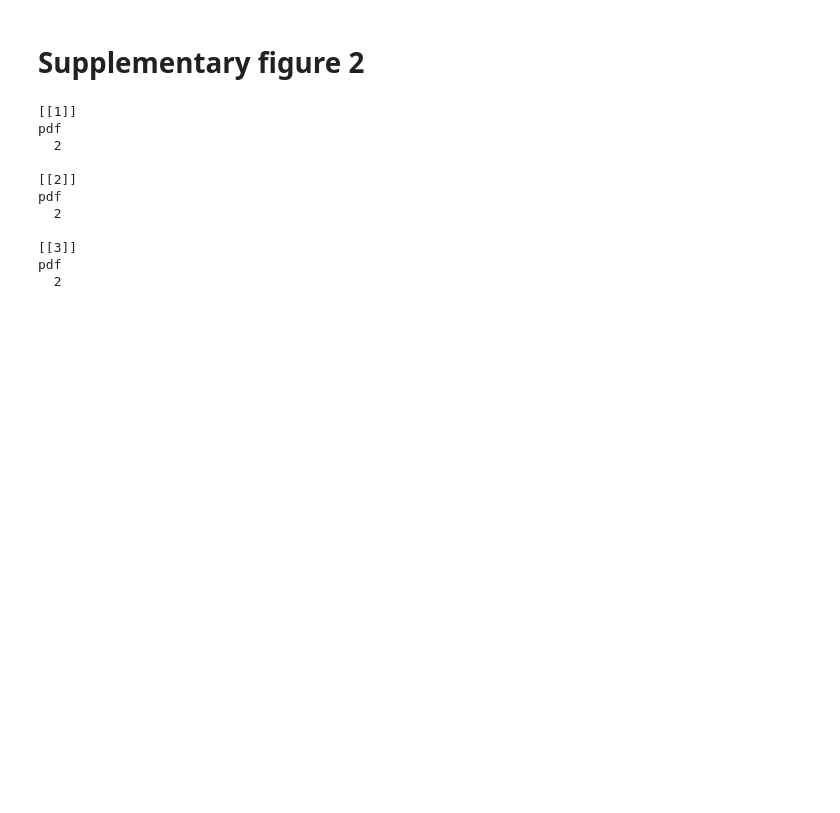
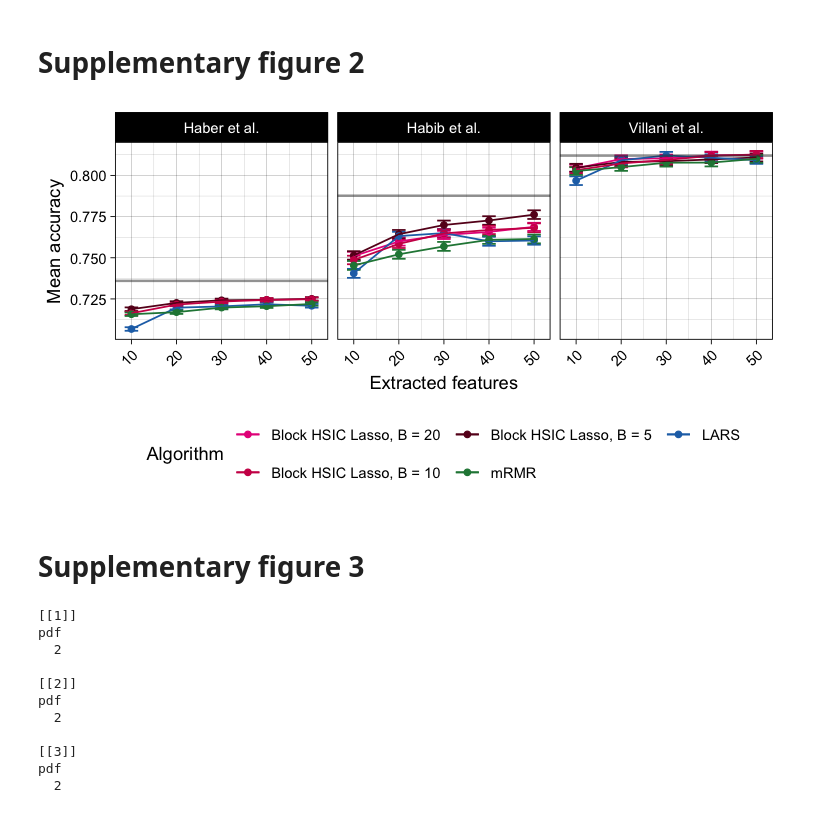
Before and after one commit to hclimente/nori, a Jupyter notebook: doc/supplementary_figures.ipynb, the cells around one changed output. Drawn from its saved outputs; the diff is of its cells as text; code cells hidden in the pictures; blank space fills up the shorter version.

```diff
--- a/doc/supplementary_figures.ipynb
+++ b/doc/supplementary_figures.ipynb
@@ -87,6 +87,52 @@ face_recognition
 [figure]
 # %% [markdown]
 # Supplementary figure 2
+# %%
+summarize_benchmark <- function(label) {
+
+    methods <- c('Block HSIC Lasso, B = 20','Block HSIC Lasso, B = 5', 'LARS',
+                 'Block HSIC Lasso, B = 10', 'mRMR', 'Raw')
+
+    read_tsv(paste0('../results/single_cell/', label, '_prediction.tsv'), col_types = 'ciid') %>%
+        mutate(model = gsub('HSIC_lasso', 'HSIC Lasso', model),
+               model = gsub('-B=0', '', model),
+               model = gsub('HSIC Lasso-B=', 'Block HSIC Lasso, B = ', model),
+               model = gsub('-M=3', '', model),
+               model = factor(model, levels = methods)) %>%
+        group_by(model, selected) %>%
+        summarize(n = n(), ended = sum(!is.na(accuracy)),
+                  sem = sd(accuracy, na.rm = T) / sqrt(ended), accuracy = mean(accuracy, na.rm = T) ) %>%
+        ungroup %>%
+        mutate(label = paste(tools::toTitleCase(label), 'et al.'))
+
+}
+
+sc <- bind_rows(summarize_benchmark('haber'), summarize_benchmark('habib'), summarize_benchmark('villani'))
+
+raw <- filter(sc, model == 'Raw')
+sc <- filter(sc, model != 'Raw')
+
+sc <- ggplot(sc, aes(x = selected, y = accuracy, color = model)) +
+    geom_errorbar(aes(ymin = accuracy - sem, ymax = accuracy + sem), width = 3) +
+    geom_point() +
+    geom_line() +
+    geom_hline(data = raw, aes(yintercept = accuracy), size = 0.7,
+               colour = 'gray20', alpha = 0.5) +
+    theme_linedraw() +
+    theme(legend.position = 'bottom',
+          axis.text.x = element_text(angle = 45, hjust = 1)) +
+    labs(x = 'Extracted features', y = 'Mean accuracy', color = 'Algorithm') +
+    scale_color_manual(values = palette) +
+    facet_grid(. ~ label) +
+    guides(color = guide_legend(nrow = 2, byrow = TRUE))
+# %%
+ggsave('img/supp_figure_2.pdf', sc, width = 6.2, height = 3.35)
+options(repr.plot.width=6.2, repr.plot.height=3.35)
+sc
+# %% [output]
+[figure, added]
+# %% [markdown]
+# Supplementary figure 3
 # %%
 options(repr.plot.width=4, repr.plot.height=3.5)
 
```
Also changed, not shown: parts of 1 cell of this notebook, 18 other files.
